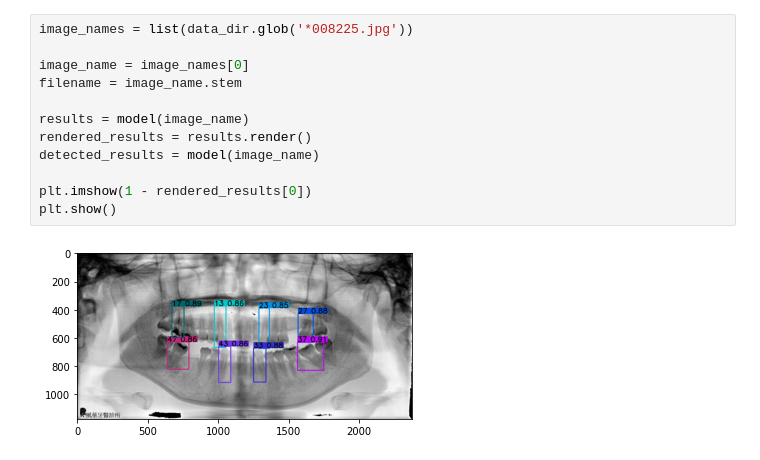
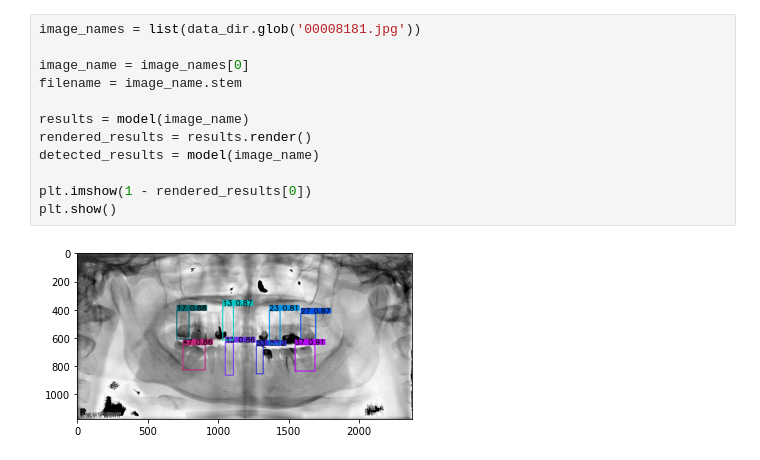
Before and after one commit to alan8365/dentist-CV, a Jupyter notebook: YOLO/get_teeth_roi_demo.ipynb, the cells around one changed output. Cells and saved outputs as stored; diff of their text form.

```diff
--- a/YOLO/get_teeth_roi_demo.ipynb
+++ b/YOLO/get_teeth_roi_demo.ipynb
@@ -33,14 +28,14 @@ Adding AutoShape...
 # %%
-image_names = list(data_dir.glob('*008225.jpg'))
+image_names = list(data_dir.glob('00008181.jpg'))
 
 image_name = image_names[0]
 filename = image_name.stem
 
 results = model(image_name)
 rendered_results = results.render()
 detected_results = model(image_name)
 
 plt.imshow(1 - rendered_results[0])
 plt.show()
 # %% [output]
-[figure, old version]
+[figure, new version]
```
Also changed, not shown: parts of 11 cells of this notebook, 11 other files.
